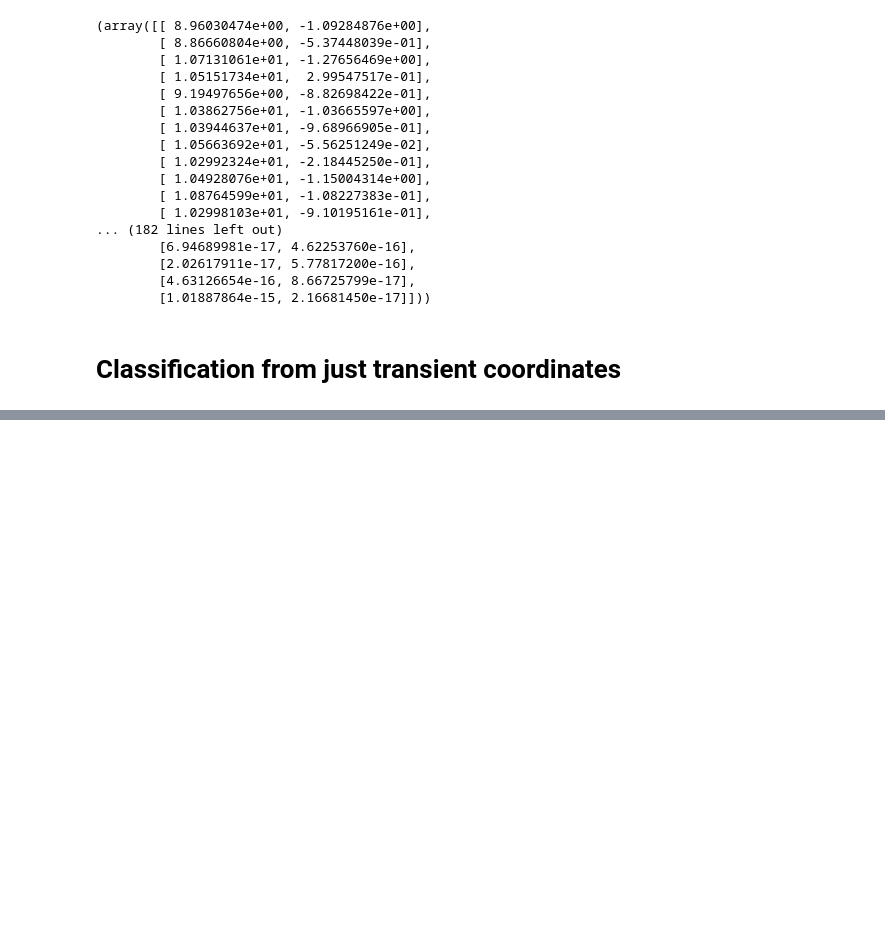
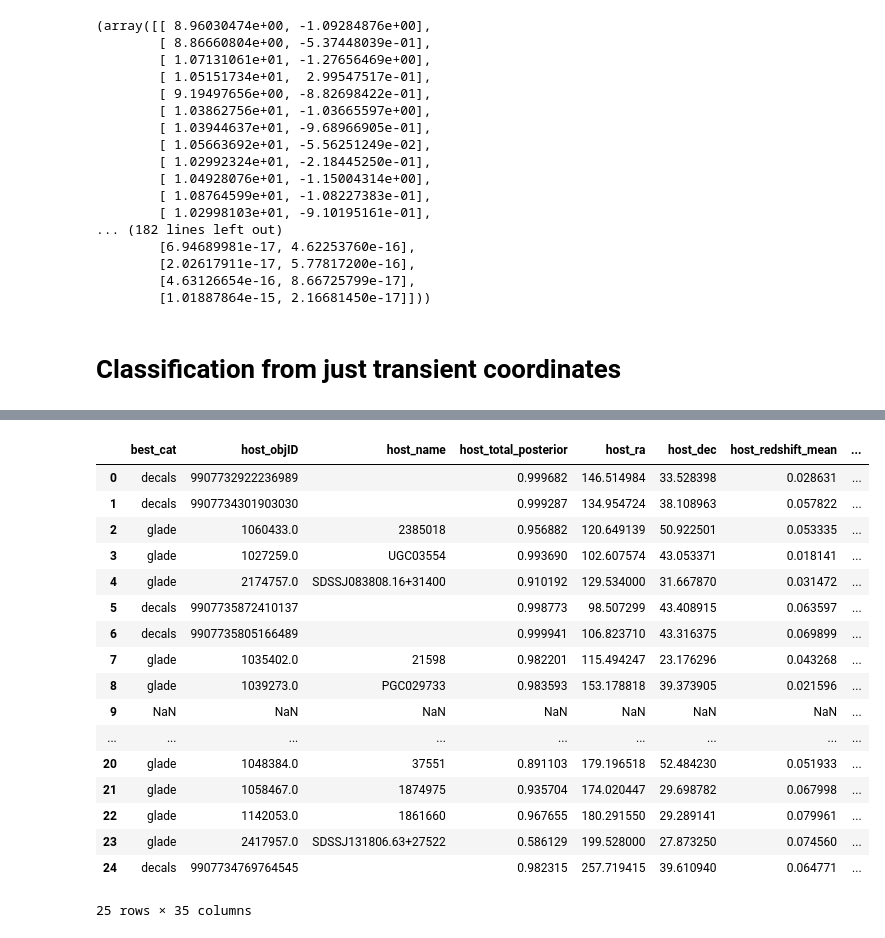
Before and after one commit to Adam-Boesky/astro_SPLASH, a Jupyter notebook: SPLASH_demo/splash_demo.ipynb, the cells around one changed output, grey strips where cells are left out. Drawn from its saved outputs; the diff is of its cells as text; code cells hidden in the pictures; blank space fills up the shorter version.

```diff
--- a/SPLASH_demo/splash_demo.ipynb
+++ b/SPLASH_demo/splash_demo.ipynb
@@ -170,0 +153,21 @@ The class labels are 0=Ia 1=Ib/c 2=SLSN 3=IIn 4=II (P/L) -1=Outside train proper
+# %%
+pipeline.transient_catalog[['best_cat'] + [k for k in pipeline.transient_catalog.keys() if 'host' in k]]
+# %% [output]
+|  | best_cat | host_objID | host_name | host_total_posterior | host_ra | host_dec | host_redshift_mean | ... |
+| 0 | decals | 9907732922236989 |  | 0.999682 | 146.514984 | 33.528398 | 0.028631 | ... |
+| 1 | decals | 9907734301903030 |  | 0.999287 | 134.954724 | 38.108963 | 0.057822 | ... |
+| 2 | glade | 1060433.0 | 2385018 | 0.956882 | 120.649139 | 50.922501 | 0.053335 | ... |
+| 3 | glade | 1027259.0 | UGC03554 | 0.993690 | 102.607574 | 43.053371 | 0.018141 | ... |
+| 4 | glade | 2174757.0 | SDSSJ083808.16+31400 | 0.910192 | 129.534000 | 31.667870 | 0.031472 | ... |
+| 5 | decals | 9907735872410137 |  | 0.998773 | 98.507299 | 43.408915 | 0.063597 | ... |
+| 6 | decals | 9907735805166489 |  | 0.999941 | 106.823710 | 43.316375 | 0.069899 | ... |
+| 7 | glade | 1035402.0 | 21598 | 0.982201 | 115.494247 | 23.176296 | 0.043268 | ... |
+| 8 | glade | 1039273.0 | PGC029733 | 0.983593 | 153.178818 | 39.373905 | 0.021596 | ... |
+| 9 | NaN | NaN | NaN | NaN | NaN | NaN | NaN | ... |
+| ... | ... | ... | ... | ... | ... | ... | ... | ... |
+| 20 | glade | 1048384.0 | 37551 | 0.891103 | 179.196518 | 52.484230 | 0.051933 | ... |
+| 21 | glade | 1058467.0 | 1874975 | 0.935704 | 174.020447 | 29.698782 | 0.067998 | ... |
+| 22 | glade | 1142053.0 | 1861660 | 0.967655 | 180.291550 | 29.289141 | 0.079961 | ... |
+| 23 | glade | 2417957.0 | SDSSJ131806.63+27522 | 0.586129 | 199.528000 | 27.873250 | 0.074560 | ... |
+| 24 | decals | 9907734769764545 |  | 0.982315 | 257.719415 | 39.610940 | 0.064771 | ... |
+25 rows × 35 columns
```
Also changed, not shown: parts of 2 cells of this notebook, 3 other files.
